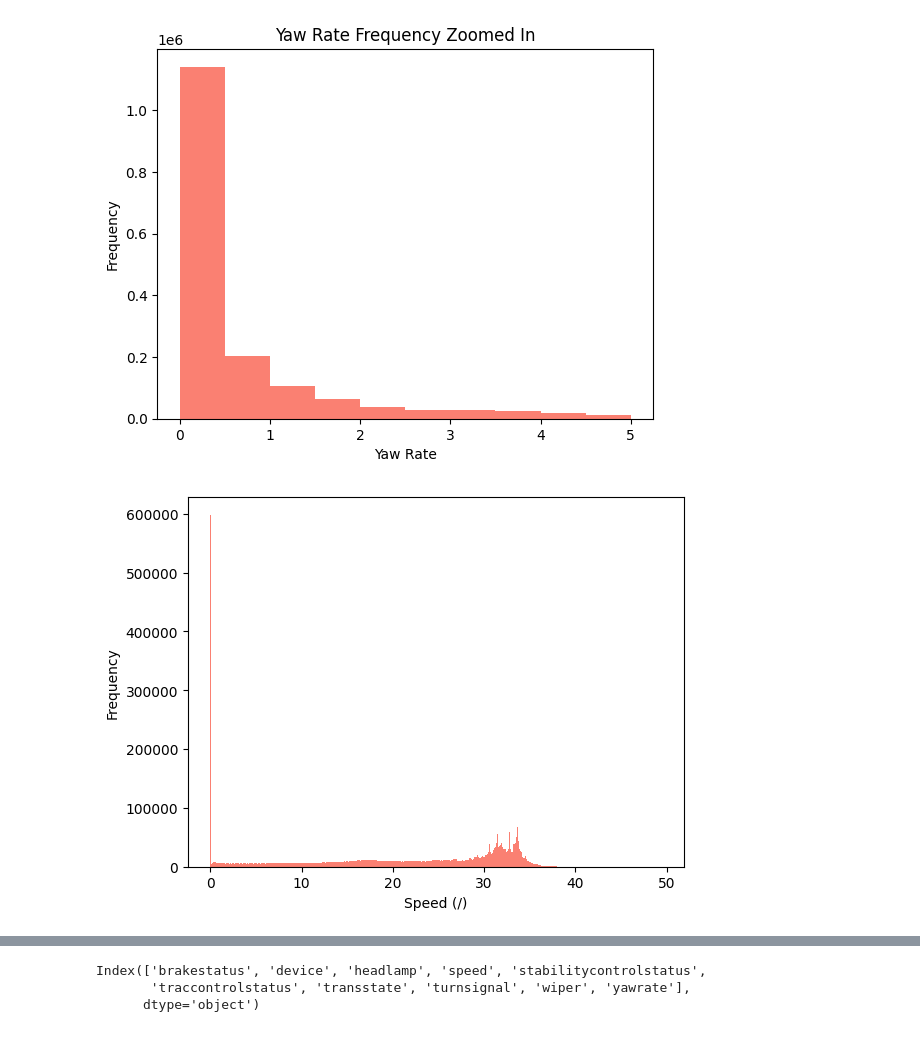
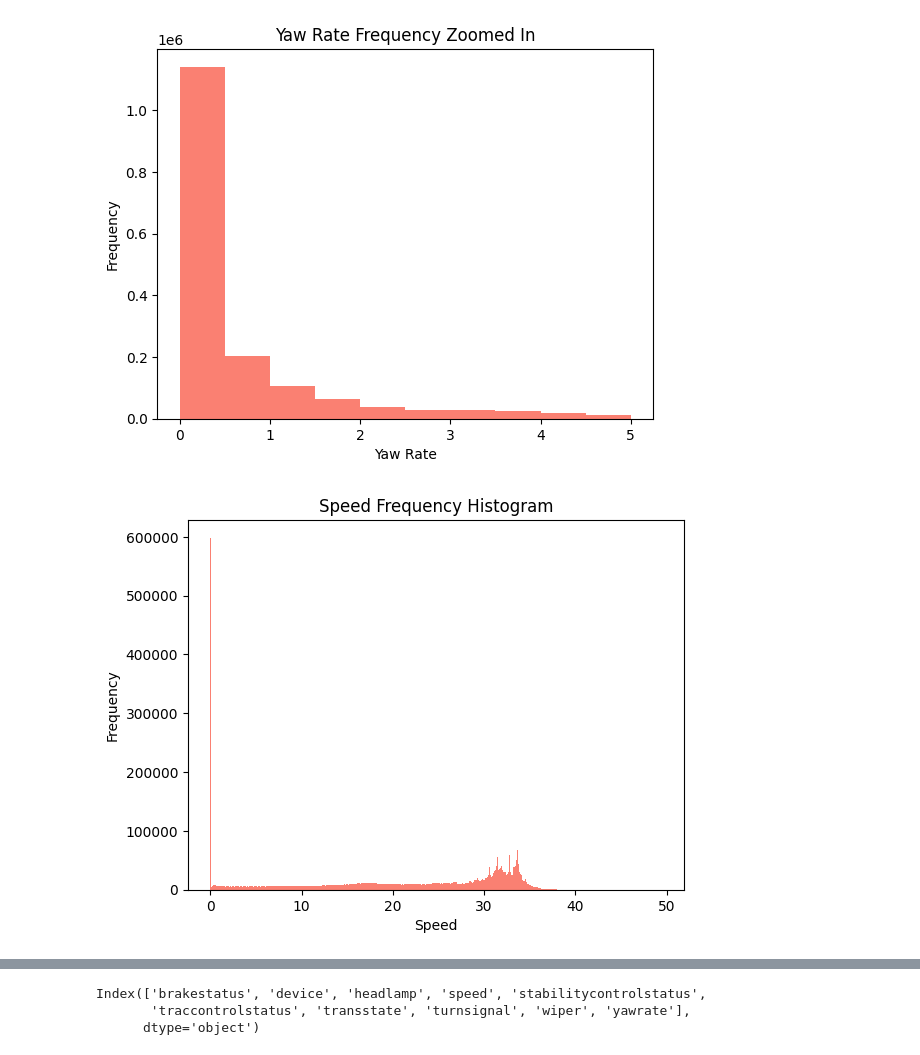
Before and after one commit to caroline-eggett/honda-interaction-analysis-hackathon, a Jupyter notebook: s_exploratory.ipynb, the cells around one changed output, grey strips where cells are left out. Drawn from its saved outputs; the diff is of its cells as text; code cells hidden in the pictures.

Commit message:
all graphs completed

```diff
--- a/s_exploratory.ipynb
+++ b/s_exploratory.ipynb
@@ -139,15 +140,15 @@ plt.show()
 # %%
 # Histogram for Speed
 plt.hist(df_host["speed"], bins=500, color="salmon")
 
 #Labeling
-plt.xlabel("Speed (/)")
+plt.xlabel("Speed")
 plt.ylabel("Frequency")
 plt.title("Speed Frequency Histogram")
 
 plt.show()
 # %% [output]
-[figure, old version]
+[figure, new version]
 # %%
 # Making histogram for speed zoomed in
 plt.hist(df_host["speed"], bins=25, color="salmon")
```
Also changed, not shown: parts of 2 cells of this notebook.
